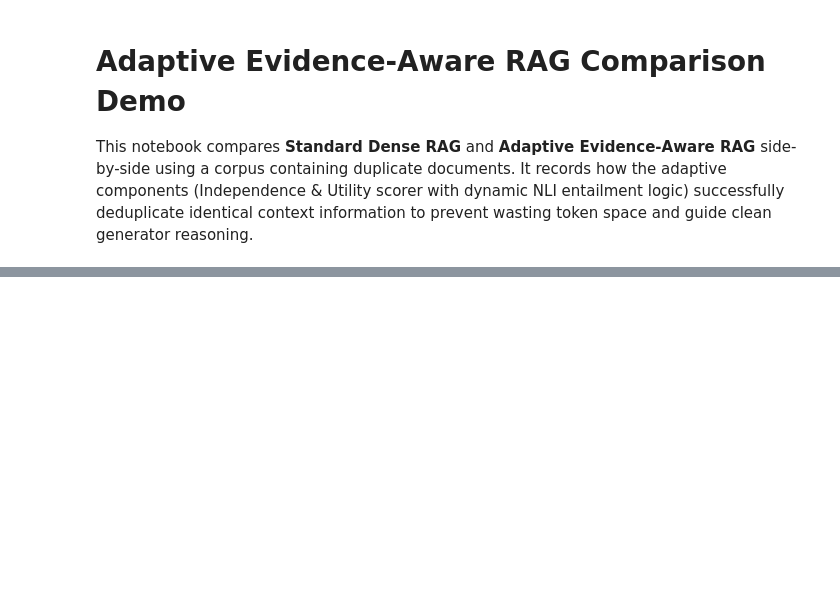
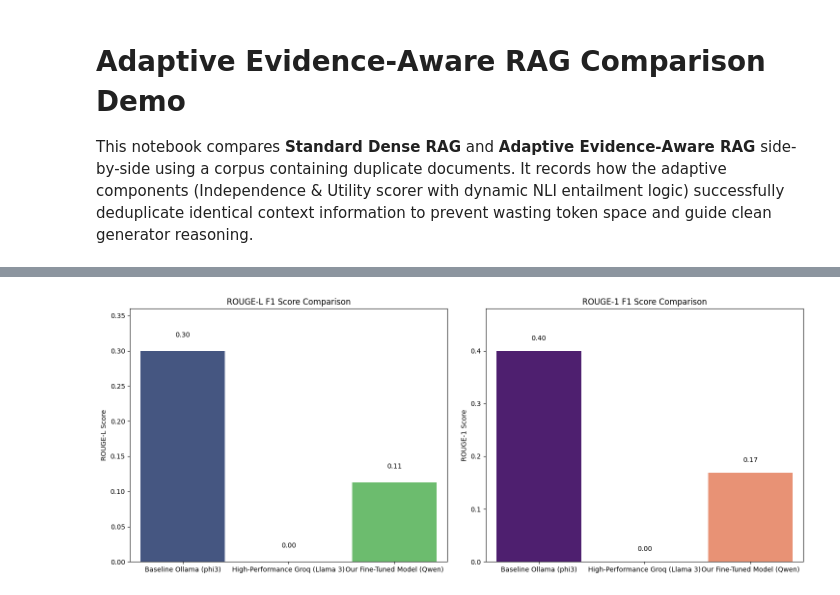
Before and after one commit to DYNOSuprovo/adaptive-evidence-rag, a Jupyter notebook: notebooks/compare_rag_demo.ipynb, the cells around one changed output, grey strips where cells are left out. Saved outputs shown, nothing was run; the diff lists cells and outputs as text; code cells hidden in the pictures; blank space fills up the shorter version.

```diff
--- a/notebooks/compare_rag_demo.ipynb
+++ b/notebooks/compare_rag_demo.ipynb
@@ -166,0 +184,11 @@ except Exception as e:
+# %%
+# 2. High-Performance Groq API (Llama 3)
+from langchain_groq import ChatGroq
+import os
+try:
+    # Make sure GROQ_API_KEY is in your environment or .env file
+    groq_chat = ChatGroq(model="llama3-8b-8192", temperature=0.1)
+    groq_res = groq_chat.invoke([HumanMessage(content=prompt)])
+    print(f"\n[2] High-Performance Groq (Llama 3 8B):\n{groq_res.content}")
+except Exception as e:
+    print(f"\n[2] High-Performance Groq (Llama 3 8B):\nError or missing GROQ_API_KEY - {e}")
@@ -189,0 +277,30 @@ except Exception as e:
+# %%
+import matplotlib.pyplot as plt
+import seaborn as sns
+
+names = list(results.keys())
+rouge_L_scores = [results[n]["rougeL"] for n in names]
+rouge_1_scores = [results[n]["rouge1"] for n in names]
+
+fig, (ax1, ax2) = plt.subplots(1, 2, figsize=(15, 6))
+
+# Plot ROUGE-L
+sns.barplot(x=names, y=rouge_L_scores, hue=names, palette="viridis", ax=ax1, legend=False)
+ax1.set_title("ROUGE-L F1 Score Comparison")
+ax1.set_ylabel("ROUGE-L Score")
+ax1.set_ylim(0, max(max(rouge_L_scores) * 1.2, 0.1))
+for i, v in enumerate(rouge_L_scores):
+    ax1.text(i, v + 0.02, f"{v:.2f}", ha='center')
+
+# Plot ROUGE-1
+sns.barplot(x=names, y=rouge_1_scores, hue=names, palette="magma", ax=ax2, legend=False)
+ax2.set_title("ROUGE-1 F1 Score Comparison")
+ax2.set_ylabel("ROUGE-1 Score")
+ax2.set_ylim(0, max(max(rouge_1_scores) * 1.2, 0.1))
+for i, v in enumerate(rouge_1_scores):
+    ax2.text(i, v + 0.02, f"{v:.2f}", ha='center')
+
+plt.tight_layout()
+plt.show()
+# %% [output]
+[figure, added]
```
Also changed, not shown: parts of 14 cells of this notebook, 4 other files.
